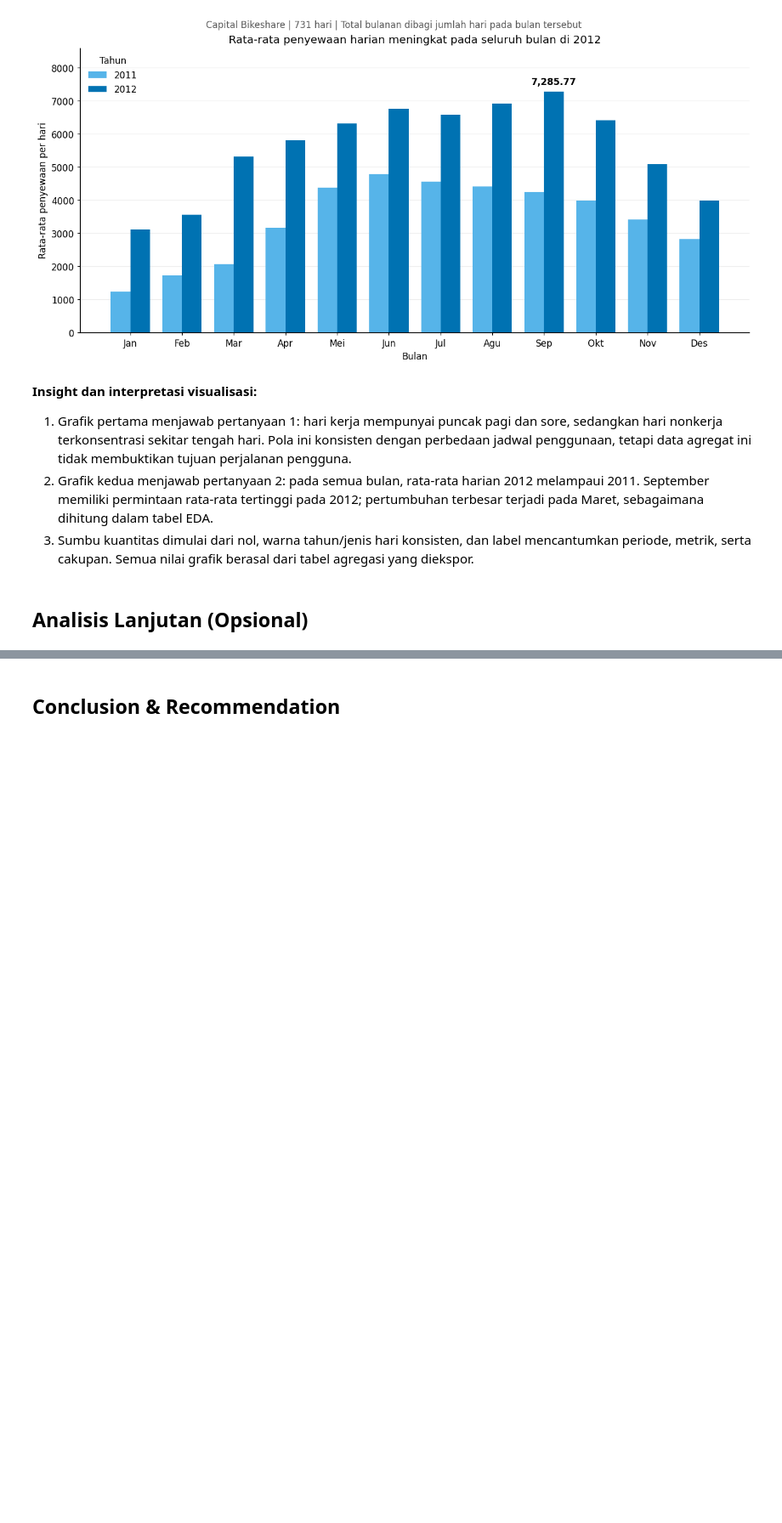
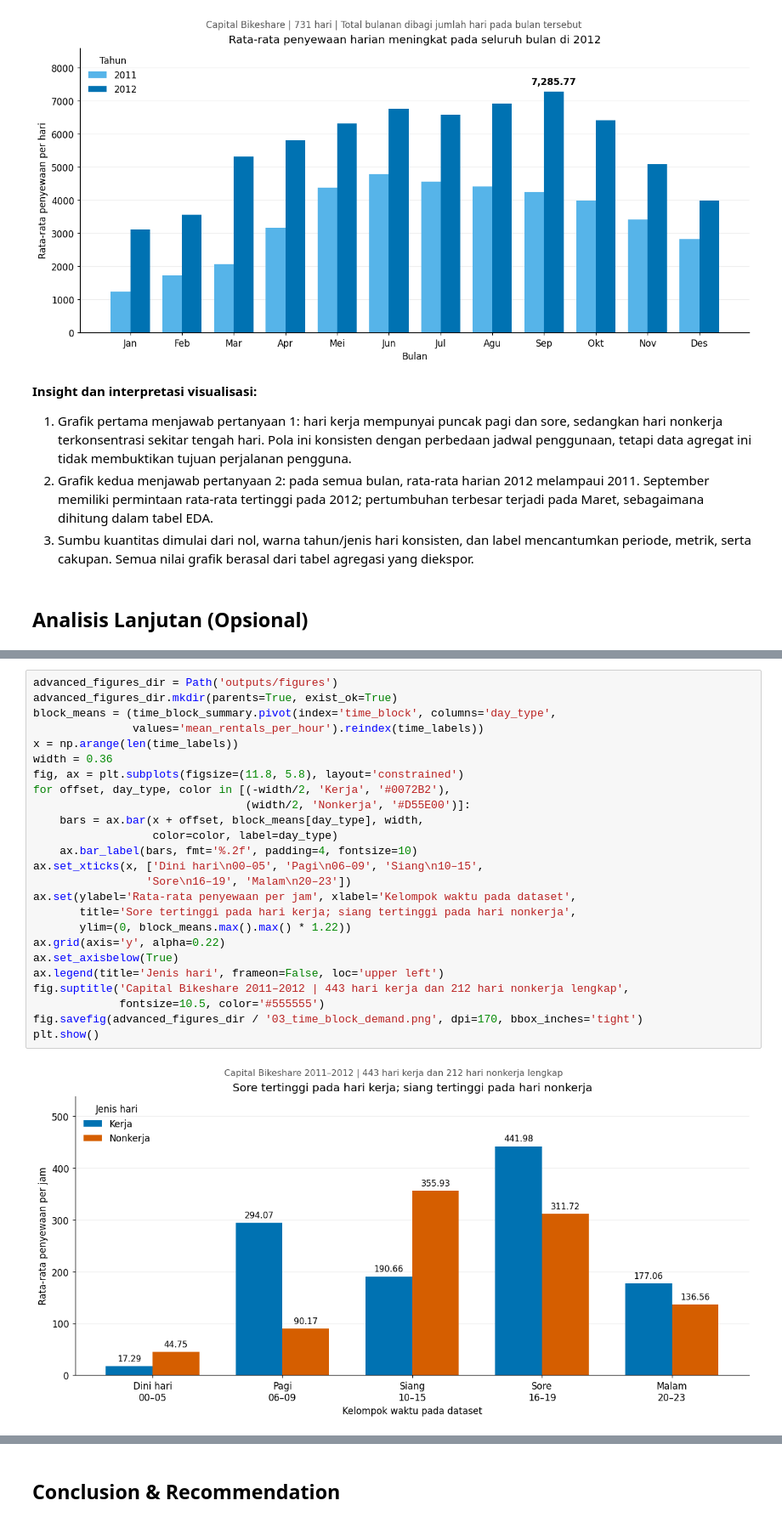
Before and after one commit to tatavvaka/Bike-Sharing-Analysis, a Jupyter notebook: notebook.ipynb, the cells around one changed output, grey strips where cells are left out. Shown at 85% size. Drawn from its saved outputs; the diff is of its cells as text; blank space fills up the shorter version.

Commit message:
feat: add advanced analysis

```diff
--- a/notebook.ipynb
+++ b/notebook.ipynb
@@ -537,0 +605,27 @@ Analisis lanjutan dijadwalkan pada tahap 6. Untuk dataset ini dapat digunakan pe
+# %%
+advanced_figures_dir = Path('outputs/figures')
+advanced_figures_dir.mkdir(parents=True, exist_ok=True)
+block_means = (time_block_summary.pivot(index='time_block', columns='day_type',
+               values='mean_rentals_per_hour').reindex(time_labels))
+x = np.arange(len(time_labels))
+width = 0.36
+fig, ax = plt.subplots(figsize=(11.8, 5.8), layout='constrained')
+for offset, day_type, color in [(-width/2, 'Kerja', '#0072B2'),
+                                (width/2, 'Nonkerja', '#D55E00')]:
+    bars = ax.bar(x + offset, block_means[day_type], width,
+                  color=color, label=day_type)
+    ax.bar_label(bars, fmt='%.2f', padding=4, fontsize=10)
+ax.set_xticks(x, ['Dini hari\n00–05', 'Pagi\n06–09', 'Siang\n10–15',
+                 'Sore\n16–19', 'Malam\n20–23'])
+ax.set(ylabel='Rata-rata penyewaan per jam', xlabel='Kelompok waktu pada dataset',
+       title='Sore tertinggi pada hari kerja; siang tertinggi pada hari nonkerja',
+       ylim=(0, block_means.max().max() * 1.22))
+ax.grid(axis='y', alpha=0.22)
+ax.set_axisbelow(True)
+ax.legend(title='Jenis hari', frameon=False, loc='upper left')
+fig.suptitle('Capital Bikeshare 2011–2012 | 443 hari kerja dan 212 hari nonkerja lengkap',
+             fontsize=10.5, color='#555555')
+fig.savefig(advanced_figures_dir / '03_time_block_demand.png', dpi=170, bbox_inches='tight')
+plt.show()
+# %% [output]
+[figure, added]
```
Also changed, not shown: parts of 11 cells of this notebook, 12 other files.
